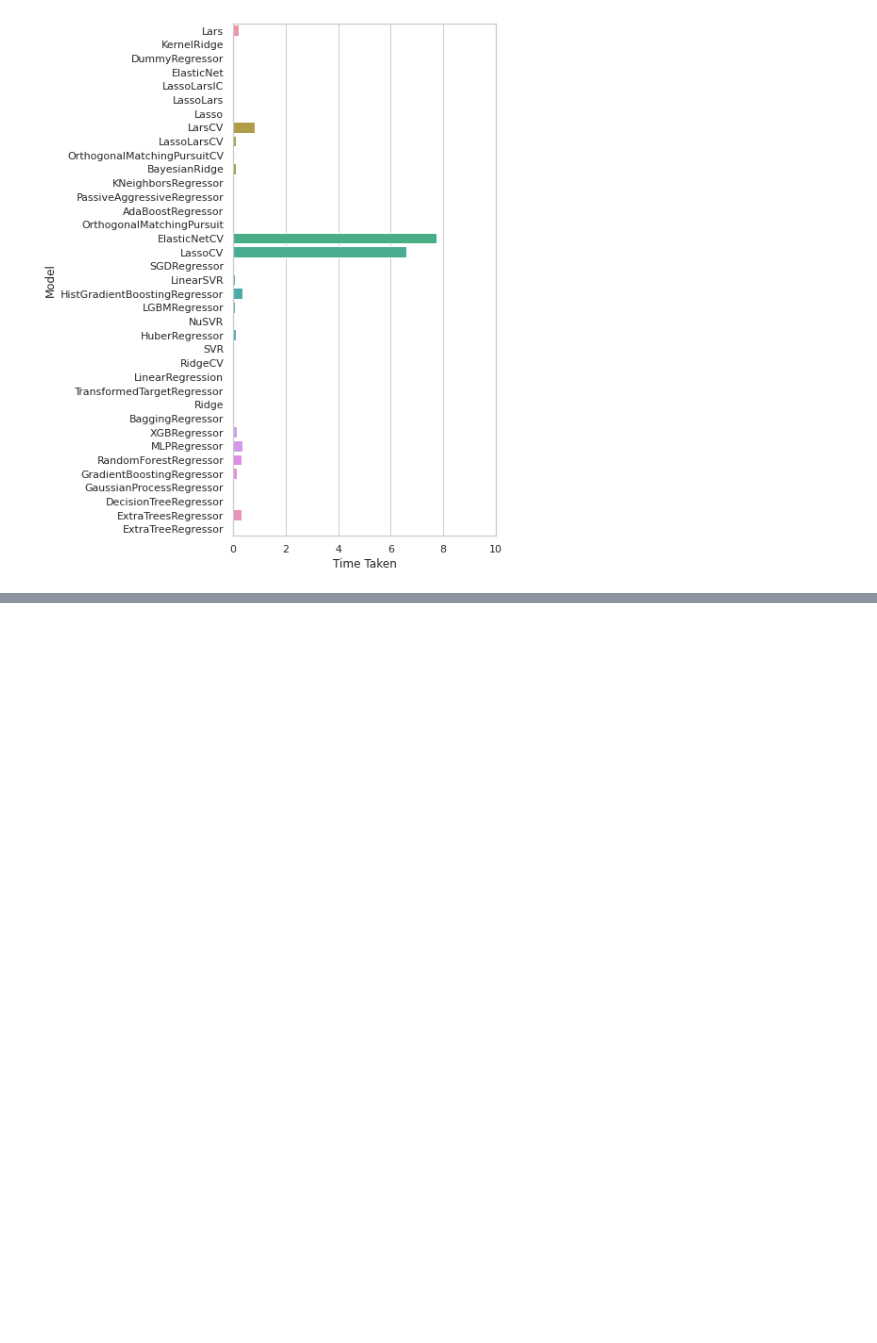
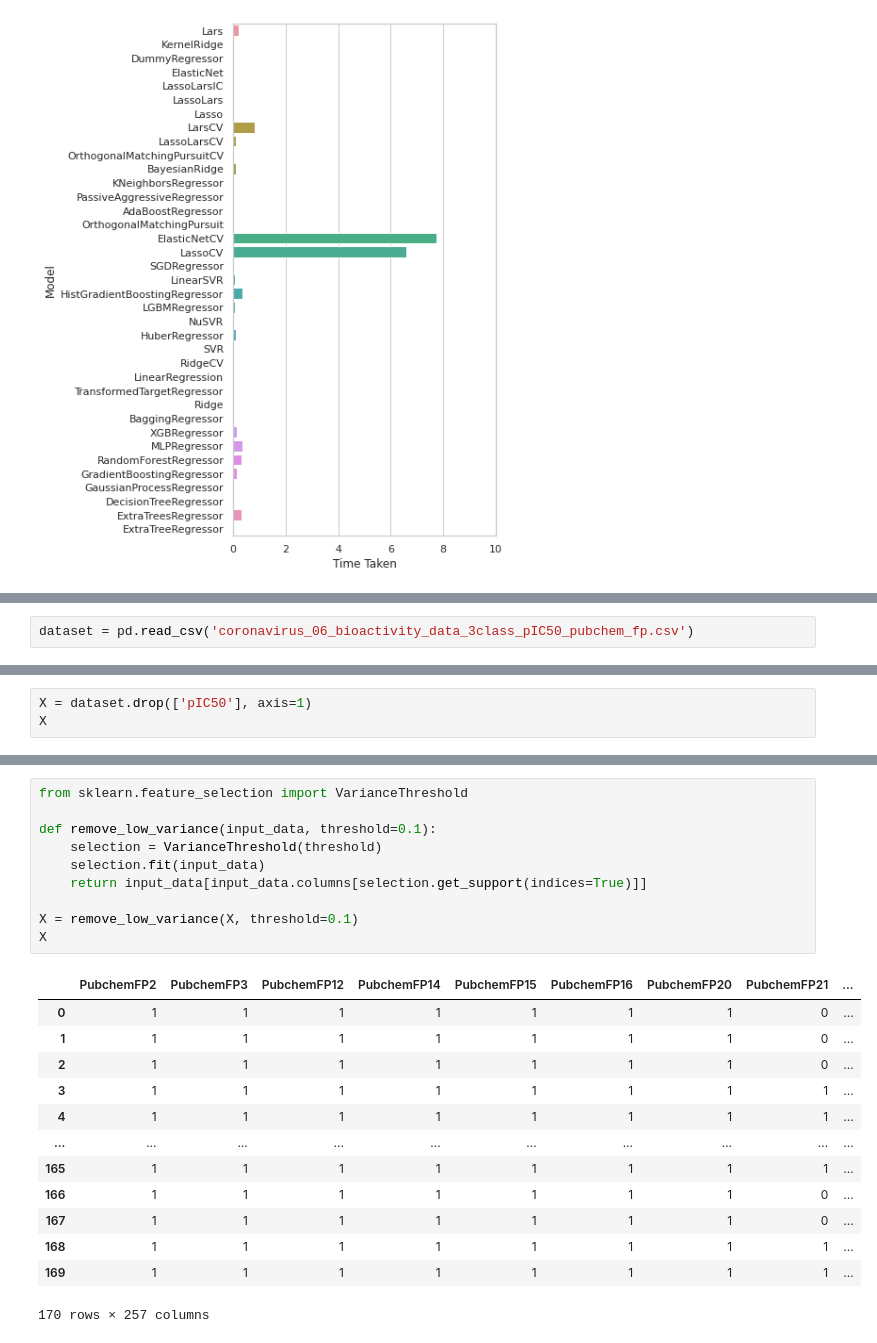
Before and after one commit to truong128/RNA-seq, a Jupyter notebook: Coronavirus_ID_06.ipynb, the cells around one changed output, grey strips where cells are left out. Cells and saved outputs as stored; diff of their text form; blank space fills up the shorter version.

```diff
--- a/Coronavirus_ID_06.ipynb
+++ b/Coronavirus_ID_06.ipynb
@@ -1114,0 +1122,2 @@ ax.set(xlim=(0, 10))
+# %%
+dataset = pd.read_csv('coronavirus_06_bioactivity_data_3class_pIC50_pubchem_fp.csv')
@@ -1114,0 +1140,3 @@ ax.set(xlim=(0, 10))
+# %%
+X = dataset.drop(['pIC50'], axis=1)
+X
@@ -1114,0 +1173,24 @@ ax.set(xlim=(0, 10))
+# %%
+from sklearn.feature_selection import VarianceThreshold
+
+def remove_low_variance(input_data, threshold=0.1):
+    selection = VarianceThreshold(threshold)
+    selection.fit(input_data)
+    return input_data[input_data.columns[selection.get_support(indices=True)]]
+
+X = remove_low_variance(X, threshold=0.1)
+X
+# %% [output]
+|  | PubchemFP2 | PubchemFP3 | PubchemFP12 | PubchemFP14 | PubchemFP15 | PubchemFP16 | PubchemFP20 | PubchemFP21 | ... |
+| 0 | 1 | 1 | 1 | 1 | 1 | 1 | 1 | 0 | ... |
+| 1 | 1 | 1 | 1 | 1 | 1 | 1 | 1 | 0 | ... |
+| 2 | 1 | 1 | 1 | 1 | 1 | 1 | 1 | 0 | ... |
+| 3 | 1 | 1 | 1 | 1 | 1 | 1 | 1 | 1 | ... |
+| 4 | 1 | 1 | 1 | 1 | 1 | 1 | 1 | 1 | ... |
+| ... | ... | ... | ... | ... | ... | ... | ... | ... | ... |
+| 165 | 1 | 1 | 1 | 1 | 1 | 1 | 1 | 1 | ... |
+| 166 | 1 | 1 | 1 | 1 | 1 | 1 | 1 | 0 | ... |
+| 167 | 1 | 1 | 1 | 1 | 1 | 1 | 1 | 0 | ... |
+| 168 | 1 | 1 | 1 | 1 | 1 | 1 | 1 | 1 | ... |
+| 169 | 1 | 1 | 1 | 1 | 1 | 1 | 1 | 1 | ... |
+170 rows × 257 columns
```
Also changed, not shown: parts of 15 cells of this notebook.
